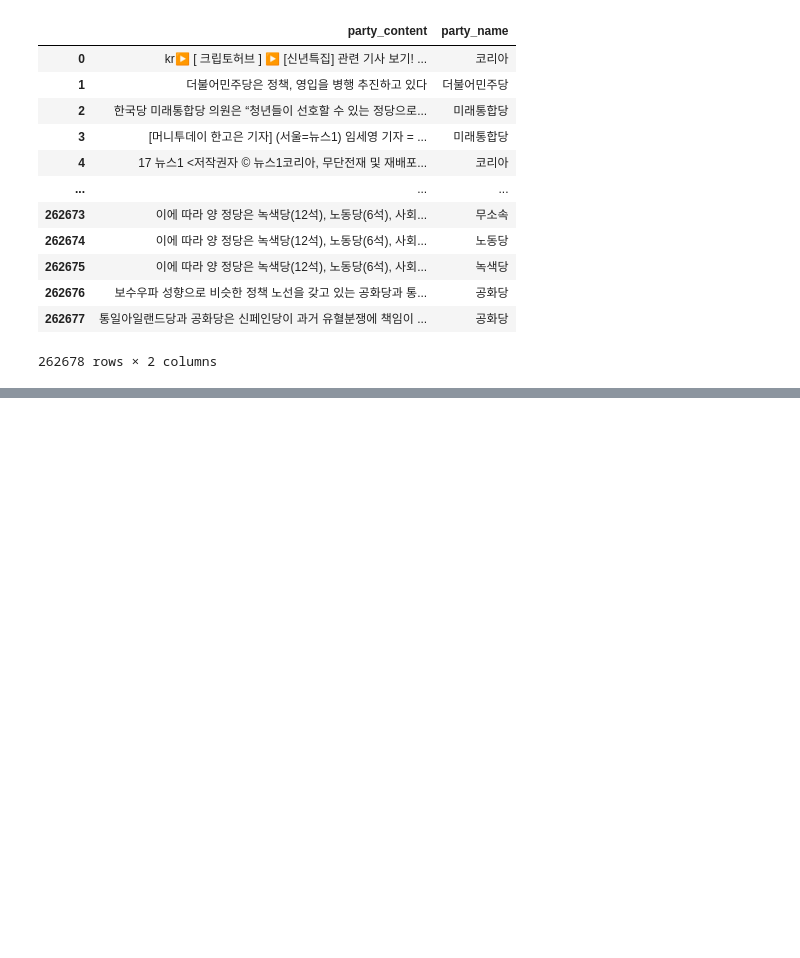
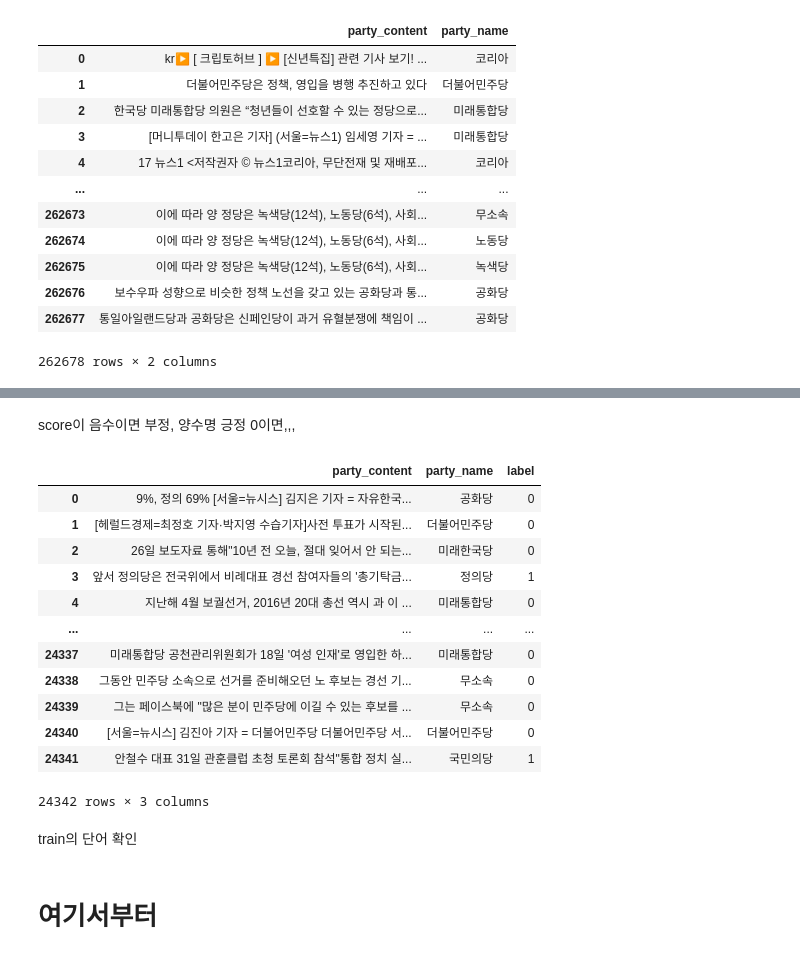
Before and after one commit to dbfla3831/STUDY, a Jupyter notebook: project/선거예측/news_2020_긍정부정_한글사전.ipynb, the cells around one changed output, grey strips where cells are left out. Cells and saved outputs as stored; diff of their text form; code cells hidden in the pictures; blank space fills up the shorter version.

```diff
--- a/project/선거예측/news_2020_당_후보_변경_긍정부정.ipynb
+++ b/project/선거예측/news_2020_긍정부정_한글사전.ipynb
@@ -556,0 +459,10 @@ senti_df.to_excel('./data/긍정부정_최종.xlsx', index = False)
+# %%
+# 랜덤으로 20%를 train으로 지정
+
+rows_len = len(df)
+sample_size = int(rows_len * 0.1)
+
+random_idx = np.random.choice(df.index, sample_size, replace = False)
+
+train_df = df.loc[random_idx]
+test_df = df.drop(random_idx)
@@ -556,0 +499,3 @@ senti_df.to_excel('./data/긍정부정_최종.xlsx', index = False)
+# %%
+train_df = train_df.reset_index(drop = True)
+test_df = test_df.reset_index(drop = True)
@@ -556,0 +518,32 @@ senti_df.to_excel('./data/긍정부정_최종.xlsx', index = False)
+# %% [markdown]
+score이 음수이면 부정, 양수명 긍정 0이면,,,
+# %%
+score_lst = []
+for content in tqdm(train_df['party_content']):
+    score = 0
+    for i in range(len(senfiword_df)):
+        if senfiword_df.loc[i, 'word'] in content or senfiword_df.loc[i, 'word_root'] in content:
+            score += int(senfiword_df.loc[i, 'polarity'])
+
+    score_lst.append(score)
+
+train_df['score'] = score_lst
+# %%
+train_df['label'] = train_df['score'].apply(lambda x : 1 if x > 0 else 0)
+train_df = train_df.drop('score', axis= 1)
+
+train_df
+# %% [output]
+|  | party_content | party_name | label |
+| 0 | 9%, 정의 69% [서울=뉴시스] 김지은 기자 = 자유한국... | 공화당 | 0 |
+| 1 | [헤럴드경제=최정호 기자·박지영 수습기자]사전 투표가 시작된... | 더불어민주당 | 0 |
+| 2 | 26일 보도자료 통해"10년 전 오늘, 절대 잊어서 안 되는... | 미래한국당 | 0 |
+| 3 | 앞서 정의당은 전국위에서 비례대표 경선 참여자들의 '총기탁금... | 정의당 | 1 |
+| 4 | 지난해 4월 보궐선거, 2016년 20대 총선 역시 과 이 ... | 미래통합당 | 0 |
+| ... | ... | ... | ... |
+| 24337 | 미래통합당 공천관리위원회가 18일 '여성 인재'로 영입한 하... | 미래통합당 | 0 |
+| 24338 | 그동안 민주당 소속으로 선거를 준비해오던 노 후보는 경선 기... | 무소속 | 0 |
+| 24339 | 그는 페이스북에 "많은 분이 민주당에 이길 수 있는 후보를 ... | 무소속 | 0 |
+| 24340 | [서울=뉴시스] 김진아 기자 = 더불어민주당 더불어민주당 서... | 더불어민주당 | 0 |
+| 24341 | 안철수 대표 31일 관훈클럽 초청 토론회 참석"통합 정치 실... | 국민의당 | 1 |
+24342 rows × 3 columns
@@ -556,0 +553,4 @@ senti_df.to_excel('./data/긍정부정_최종.xlsx', index = False)
+# %% [markdown]
+train의 단어 확인
+# %% [markdown]
+# 여기서부터
```
Also changed, not shown: parts of 35 cells of this notebook, 14 other files.
